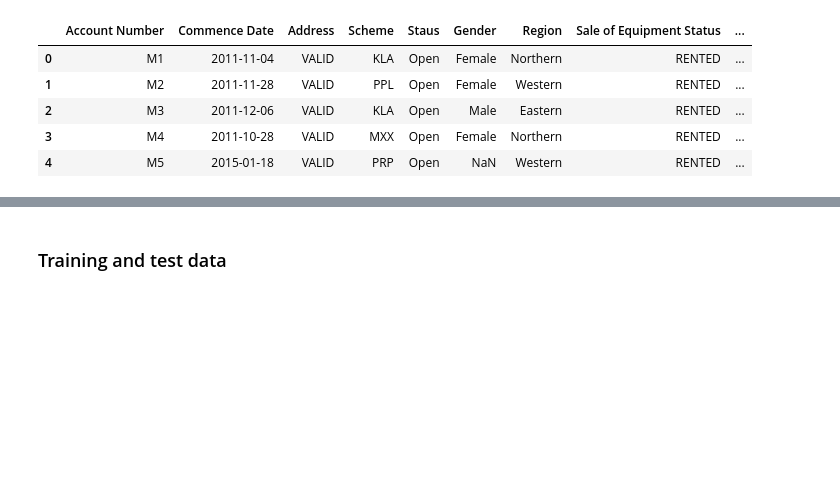
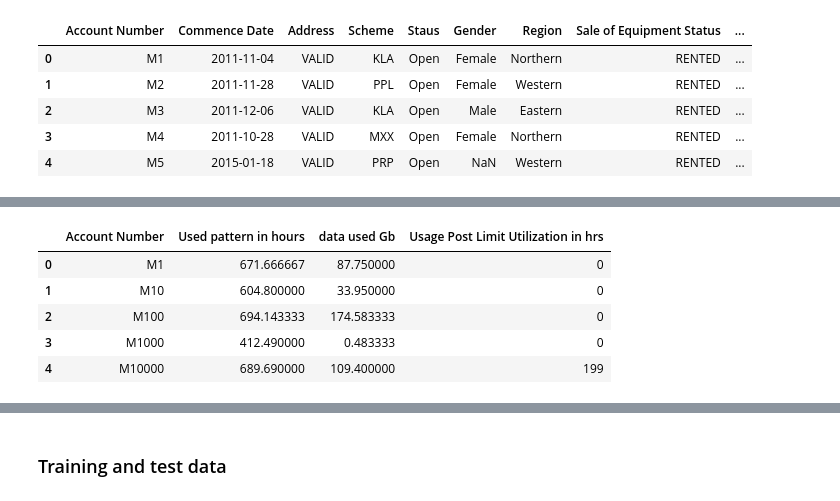
Before and after one commit to Shivam06/EXL-EQ-2017, a Jupyter notebook: cigol lxe -Copy1.ipynb, the cells around one changed output, grey strips where cells are left out. Drawn from its saved outputs; the diff is of its cells as text; code cells hidden in the pictures; blank space fills up the shorter version.

```diff
--- a/cigol lxe -Copy1.ipynb
+++ b/cigol lxe -Copy1.ipynb
@@ -20,0 +204,11 @@ demo_data.shape
+# %%
+pattern_data_mean = pattern_data.groupby(pattern_data["Account Number "])[["Used pattern in hours", "data used Gb", "Usage Post Limit Utilization in hrs"]].mean()
+pattern_data_mean.reset_index(inplace = True)
+pattern_data_mean.head()
+# %% [output]
+|  | Account Number | Used pattern in hours | data used Gb | Usage Post Limit Utilization in hrs |
+| 0 | M1 | 671.666667 | 87.750000 | 0 |
+| 1 | M10 | 604.800000 | 33.950000 | 0 |
+| 2 | M100 | 694.143333 | 174.583333 | 0 |
+| 3 | M1000 | 412.490000 | 0.483333 | 0 |
+| 4 | M10000 | 689.690000 | 109.400000 | 199 |
```
Also changed, not shown: parts of 26 cells of this notebook, 2 other files.
